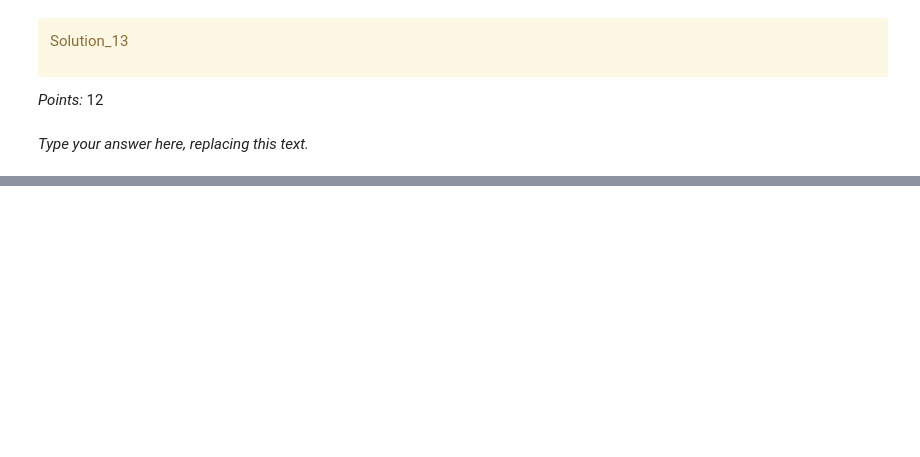
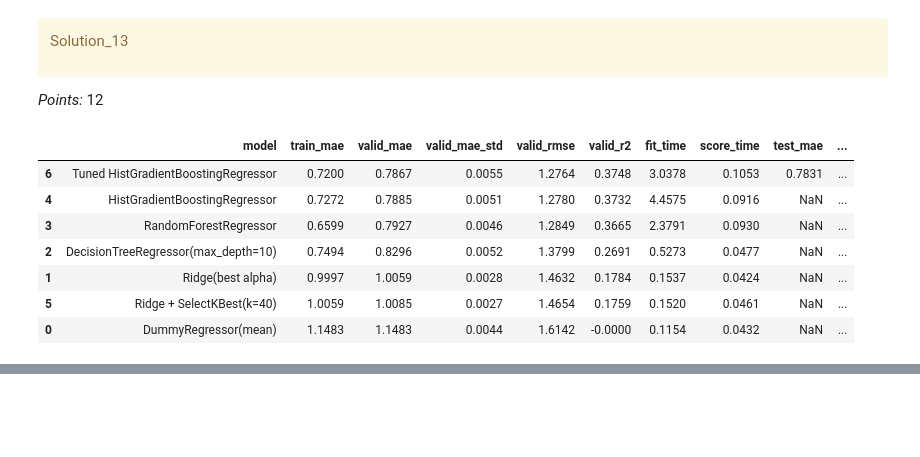
Before and after one commit to ansonnchan/cpsc-330, a Jupyter notebook: homeworks/HW5/hw5.ipynb, the cells around one changed output, grey strips where cells are left out. Cells and saved outputs as stored; diff of their text form; code cells hidden in the pictures; blank space fills up the shorter version.

```diff
--- a/homeworks/HW5/hw5.ipynb
+++ b/homeworks/HW5/hw5.ipynb
@@ -479,0 +761,14 @@ _Type your answer here, replacing this text._
+# %%
+feature_selection_pipe = Pipeline(
+    [
+        ("preprocessor", make_preprocessor()),
+        ("select", SelectKBest(score_func=f_regression, k=40)),
+        ("model", Ridge(alpha=ridge_search.best_params_["model__alpha"])),
+    ]
+)
+
+feature_selection_cv = summarize_cv(
+    "Ridge + SelectKBest(k=40)", feature_selection_pipe, X_train, y_train
+)
+feature_selection_comparison = pd.DataFrame([ridge_cv, feature_selection_cv])
+display(feature_selection_comparison.round(4))
@@ -637,0 +982,3 @@ _Type your answer here, replacing this text._
+# %%
+test_scores = evaluate_model(best_model, X_test, y_test)
+display(pd.DataFrame([test_scores]).round(4))
@@ -669,5 +1076,3 @@ Solution_13
 </div>
 
 _Points:_ 12
-# %% [markdown]
-_Type your answer here, replacing this text._
@@ -677,0 +1079,33 @@ _Type your answer here, replacing this text._
+# %%
+summary_rows = [baseline_cv, ridge_cv] + model_results + [feature_selection_cv, hgb_cv]
+summary_table = pd.DataFrame(summary_rows)[
+    [
+        "model",
+        "train_mae",
+        "valid_mae",
+        "valid_mae_std",
+        "valid_rmse",
+        "valid_r2",
+        "fit_time",
+        "score_time",
+    ]
+].sort_values("valid_mae")
+
+summary_table["test_mae"] = np.nan
+summary_table["test_rmse"] = np.nan
+summary_table["test_r2"] = np.nan
+summary_table.loc[
+    summary_table["model"] == "Tuned HistGradientBoostingRegressor",
+    ["test_mae", "test_rmse", "test_r2"],
+] = [test_scores["mae"], test_scores["rmse"], test_scores["r2"]]
+
+display(summary_table.round(4))
+# %% [output]
+|  | model | train_mae | valid_mae | valid_mae_std | valid_rmse | valid_r2 | fit_time | score_time | test_mae | ... |
+| 6 | Tuned HistGradientBoostingRegressor | 0.7200 | 0.7867 | 0.0055 | 1.2764 | 0.3748 | 3.0378 | 0.1053 | 0.7831 | ... |
+| 4 | HistGradientBoostingRegressor | 0.7272 | 0.7885 | 0.0051 | 1.2780 | 0.3732 | 4.4575 | 0.0916 | NaN | ... |
+| 3 | RandomForestRegressor | 0.6599 | 0.7927 | 0.0046 | 1.2849 | 0.3665 | 2.3791 | 0.0930 | NaN | ... |
+| 2 | DecisionTreeRegressor(max_depth=10) | 0.7494 | 0.8296 | 0.0052 | 1.3799 | 0.2691 | 0.5273 | 0.0477 | NaN | ... |
+| 1 | Ridge(best alpha) | 0.9997 | 1.0059 | 0.0028 | 1.4632 | 0.1784 | 0.1537 | 0.0424 | NaN | ... |
+| 5 | Ridge + SelectKBest(k=40) | 1.0059 | 1.0085 | 0.0027 | 1.4654 | 0.1759 | 0.1520 | 0.0461 | NaN | ... |
+| 0 | DummyRegressor(mean) | 1.1483 | 1.1483 | 0.0044 | 1.6142 | -0.0000 | 0.1154 | 0.0432 | NaN | ... |
```
Also changed, not shown: parts of 107 cells of this notebook.
